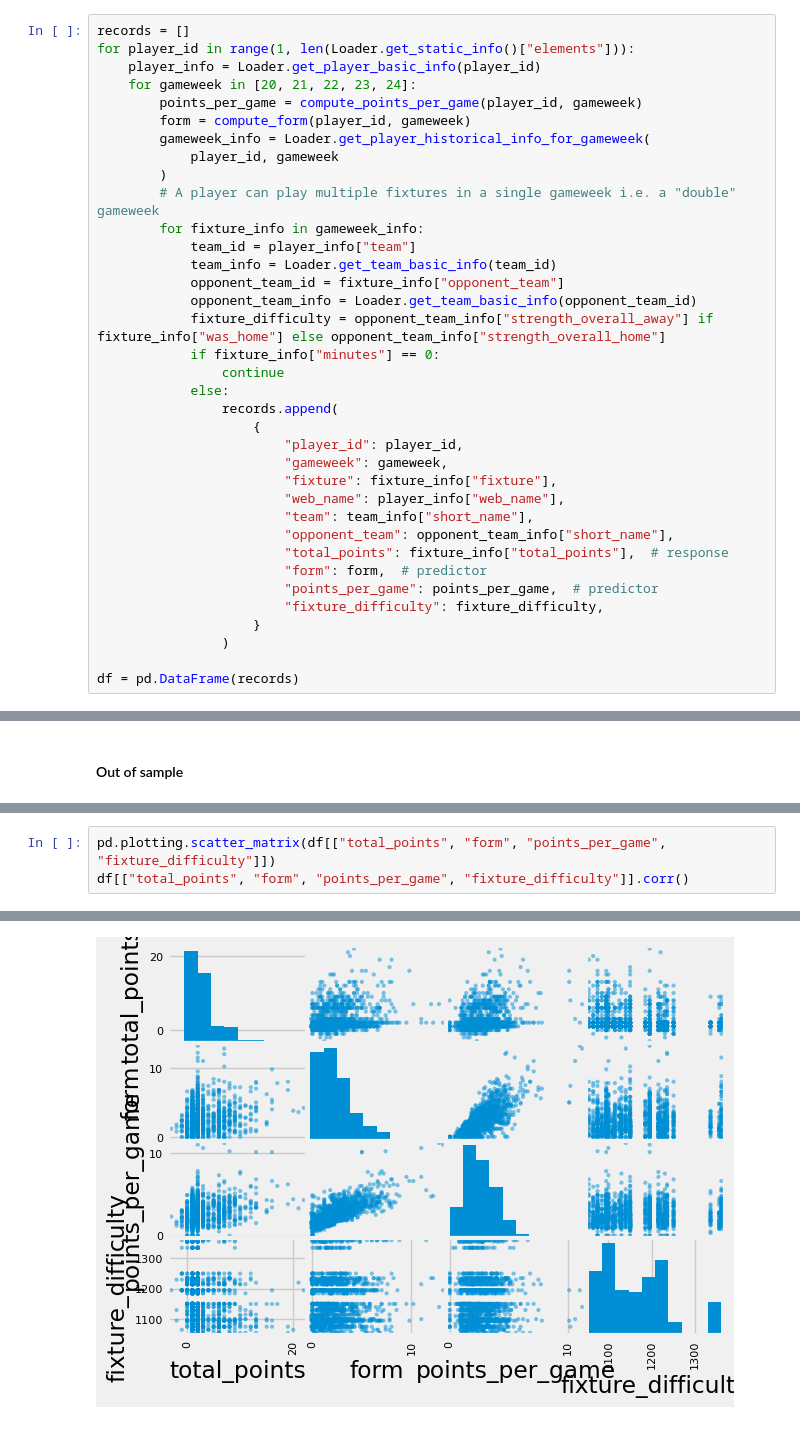
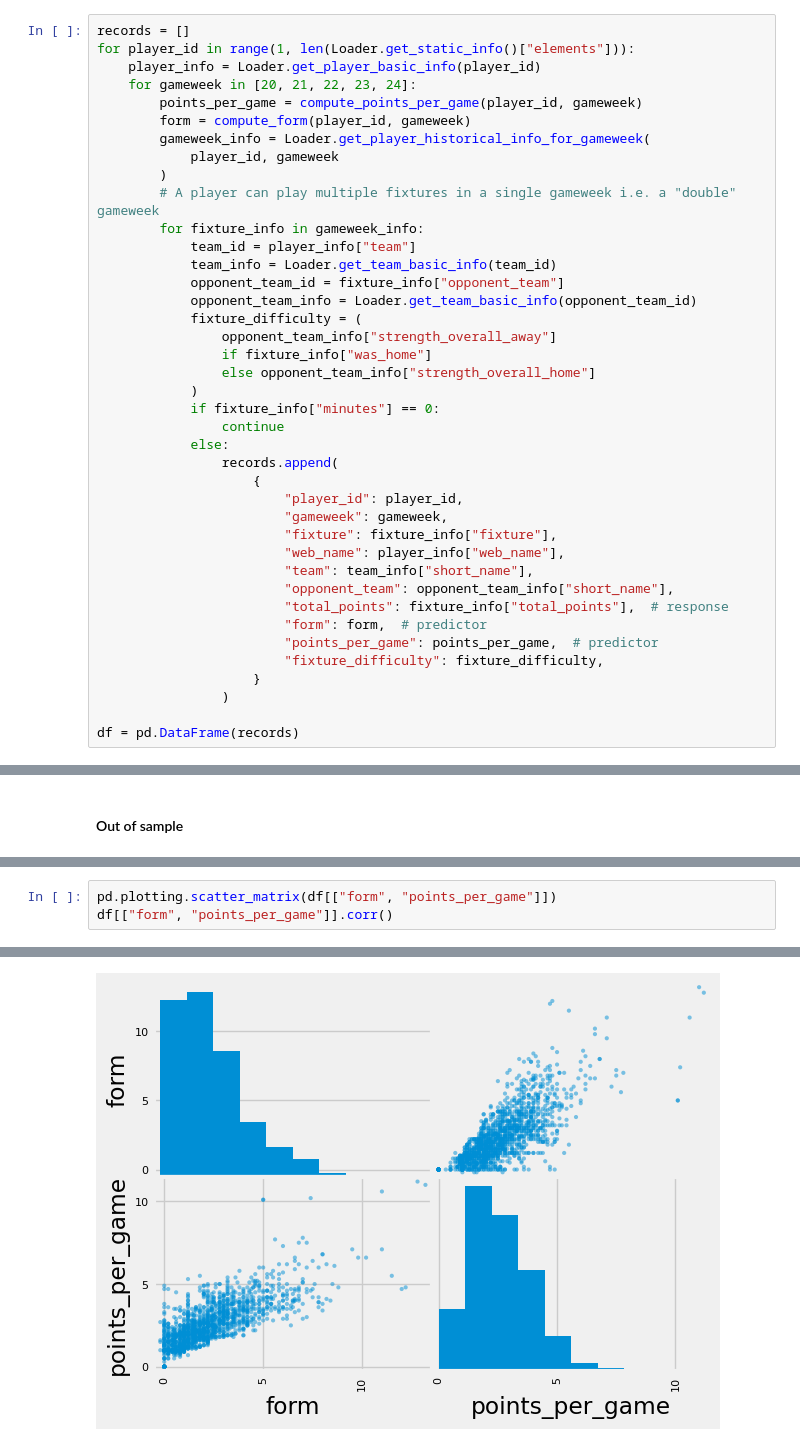
Before and after one commit to aav31/fpl-toolkit, a Jupyter notebook: regression.ipynb, the cells around one changed output, grey strips where cells are left out. Saved outputs shown, nothing was run; the diff lists cells and outputs as text.

```diff
--- a/regression.ipynb
+++ b/regression.ipynb
@@ -50,7 +52,11 @@ for player_id in range(1, len(Loader.get_static_info()["elements"])):
             team_info = Loader.get_team_basic_info(team_id)
             opponent_team_id = fixture_info["opponent_team"]
             opponent_team_info = Loader.get_team_basic_info(opponent_team_id)
-            fixture_difficulty = opponent_team_info["strength_overall_away"] if fixture_info["was_home"] else opponent_team_info["strength_overall_home"]
+            fixture_difficulty = (
+                opponent_team_info["strength_overall_away"]
+                if fixture_info["was_home"]
+                else opponent_team_info["strength_overall_home"]
+            )
             if fixture_info["minutes"] == 0:
                 continue
             else:
@@ -144,4 +207,4 @@ Collinearity
 # %%
-pd.plotting.scatter_matrix(df[["total_points", "form", "points_per_game", "fixture_difficulty"]])
-df[["total_points", "form", "points_per_game", "fixture_difficulty"]].corr()
+pd.plotting.scatter_matrix(df[["form", "points_per_game"]])
+df[["form", "points_per_game"]].corr()
 # %% [output]
@@ -153 +214 @@ df[["total_points", "form", "points_per_game", "fixture_difficulty"]].corr()
-[figure, old version]
+[figure, new version]
```
Also changed, not shown: parts of 13 cells of this notebook.
